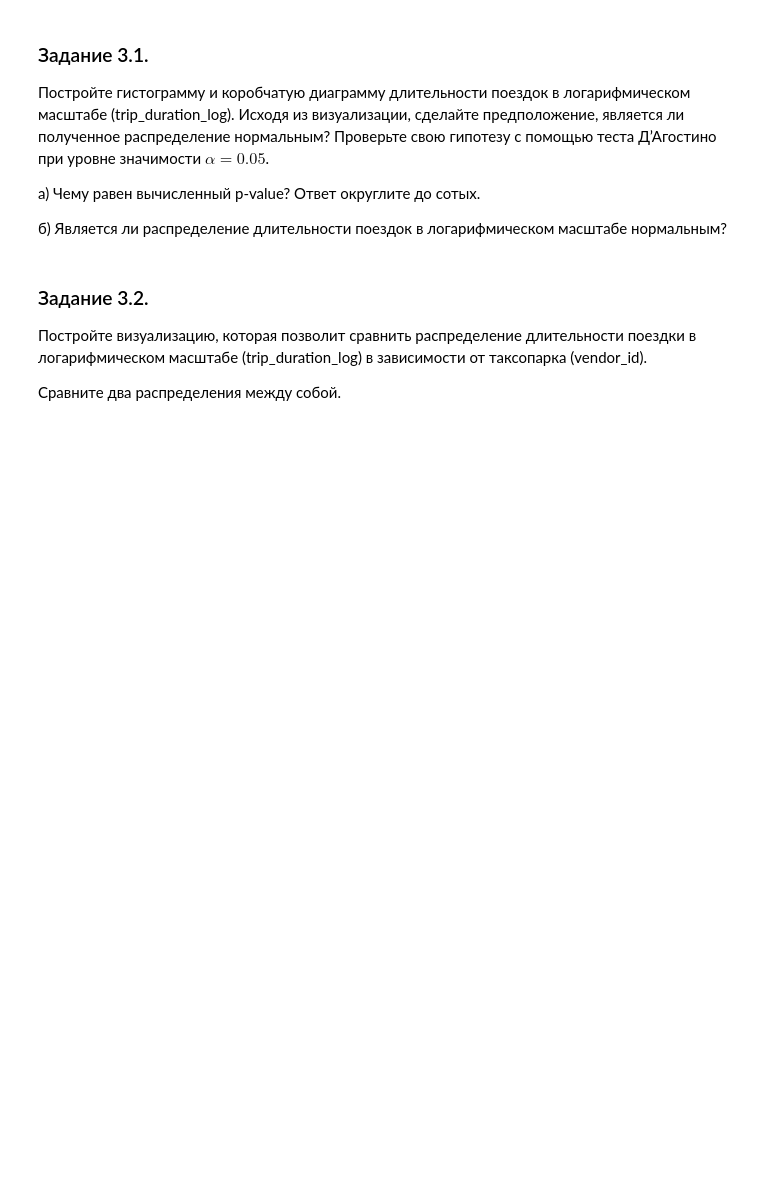
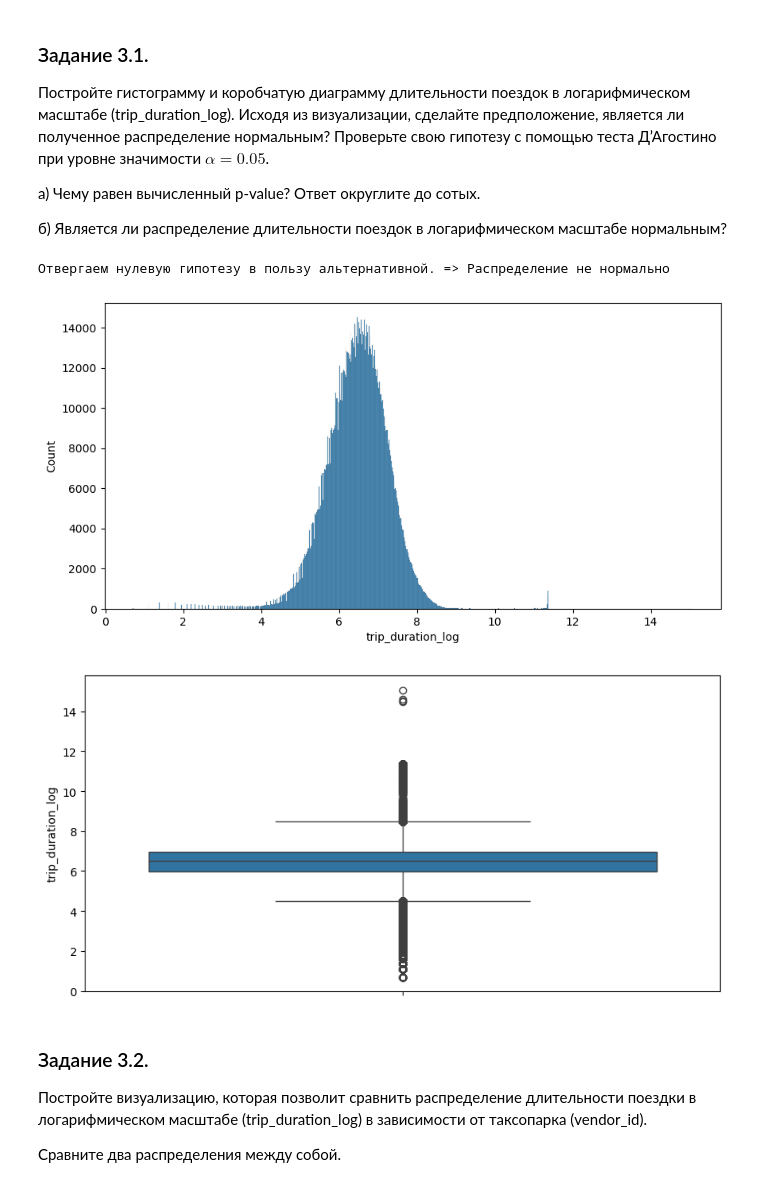
Before and after one commit to Mekhty111/NYC-Taxi-TripML, a Jupyter notebook: Project-5._Ноутбук-шаблон.ipynb, the cells around one changed output. Drawn from its saved outputs; the diff is of its cells as text; code cells hidden in the pictures; blank space fills up the shorter version.

```diff
--- a/Project-5._Ноутбук-шаблон.ipynb
+++ b/Project-5._Ноутбук-шаблон.ipynb
@@ -511,0 +488,5 @@ ax.set_ylabel('Average speed');
+# %%
+# ваш код здесь
+taxi_osrm_weather_data['avg_speed'] = taxi_osrm_weather_data['total_distance'] / taxi_osrm_weather_data['trip_duration'] * 3.6
+taxi_osrm_weather_data[taxi_osrm_weather_data['trip_duration'] > 86400]['trip_duration']
+taxi_osrm_weather_data[taxi_osrm_weather_data['avg_speed'] > 300]['avg_speed'].shape[0]
@@ -512,3 +497,5 @@ ax.set_ylabel('Average speed');
+# %%
+taxi_data = taxi_osrm_weather_data.copy()
 # %% [markdown]
 ## 3. Разведывательный анализ данных (EDA)
 # %% [markdown]
@@ -536,3 +521,20 @@ taxi_data['trip_duration_log'] = np.log(taxi_data['trip_duration']+1)
+# %%
+# ваш код здесь
+fig, ax = plt.subplots(figsize=(10,5))
+sns.histplot(taxi_data['trip_duration_log'])
+fig, ax = plt.subplots(figsize=(10,5))
+sns.boxplot(taxi_data['trip_duration_log'])
+
+alpha = 0.05
+_, p = stats.normaltest(taxi_data['trip_duration_log'])
+
+if p <= alpha:
+    print('Отвергаем нулевую гипотезу в пользу альтернативной. => Распределение не нормально ')
+else: print('Принимаем нулевую гипотезу. => Распределение нормально ')
+# %% [output]
+Отвергаем нулевую гипотезу в пользу альтернативной. => Распределение не нормально
+[figure, added]
+[figure, added]
 # %% [markdown]
 ### Задание 3.2.
 Постройте визуализацию, которая позволит сравнить распределение длительности поездки в логарифмическом масштабе (trip_duration_log) в зависимости от таксопарка (vendor_id).
```
Also changed, not shown: parts of 31 cells of this notebook.
